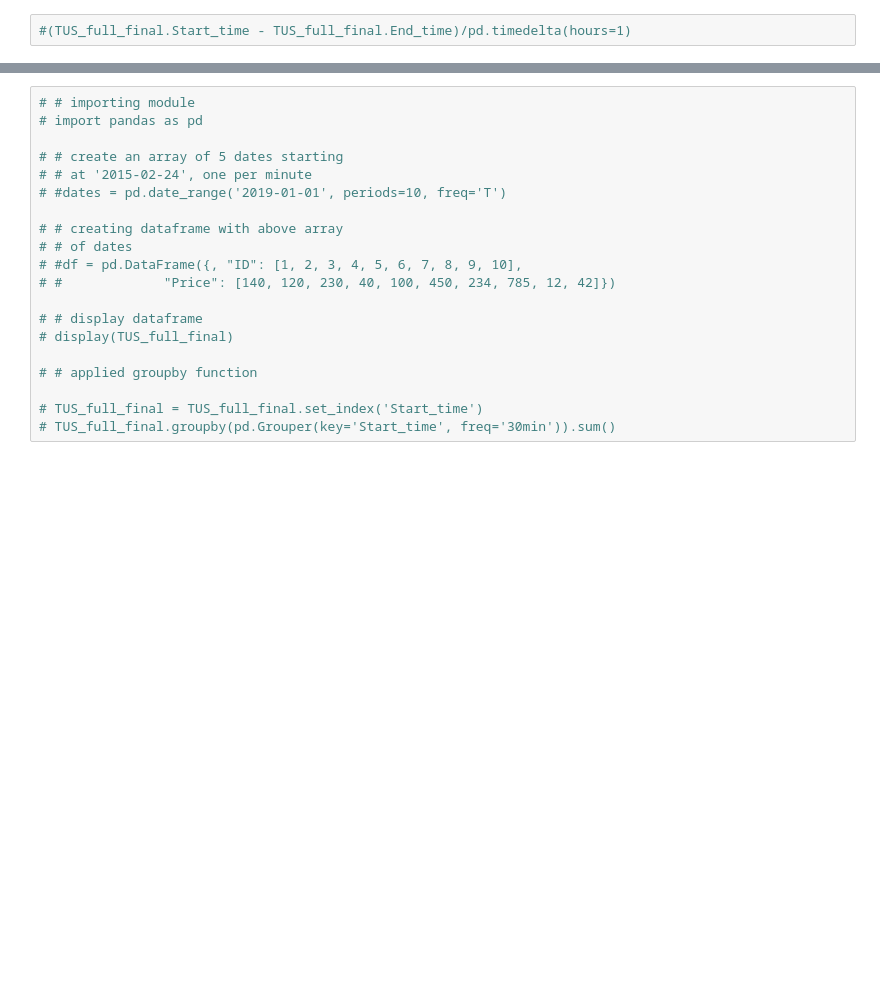
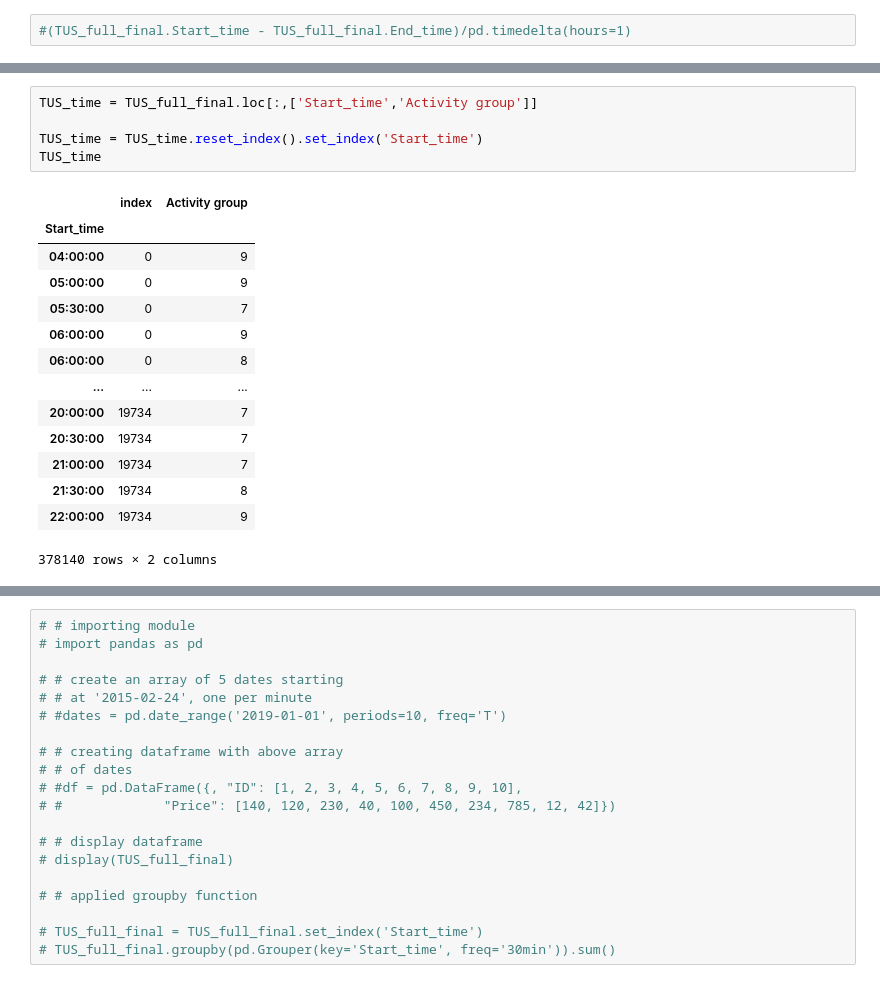
Before and after one commit to rjsayani/TUS_india, a Jupyter notebook: Rural_time_use_analysis-Copy1.ipynb, the cells around one changed output, grey strips where cells are left out. Saved outputs shown, nothing was run; the diff lists cells and outputs as text; blank space fills up the shorter version.

```diff
--- a/Rural_time_use_analysis-Copy1.ipynb
+++ b/Rural_time_use_analysis-Copy1.ipynb
@@ -229,0 +230,20 @@ TUS_full_final
+# %%
+TUS_time = TUS_full_final.loc[:,['Start_time','Activity group']]
+
+TUS_time = TUS_time.reset_index().set_index('Start_time')
+TUS_time
+# %% [output]
+|  | index | Activity group |
+| Start_time |  |  |
+| 04:00:00 | 0 | 9 |
+| 05:00:00 | 0 | 9 |
+| 05:30:00 | 0 | 7 |
+| 06:00:00 | 0 | 9 |
+| 06:00:00 | 0 | 8 |
+| ... | ... | ... |
+| 20:00:00 | 19734 | 7 |
+| 20:30:00 | 19734 | 7 |
+| 21:00:00 | 19734 | 7 |
+| 21:30:00 | 19734 | 8 |
+| 22:00:00 | 19734 | 9 |
+378140 rows × 2 columns
```
Also changed, not shown: parts of 13 cells of this notebook, 2 other files.
